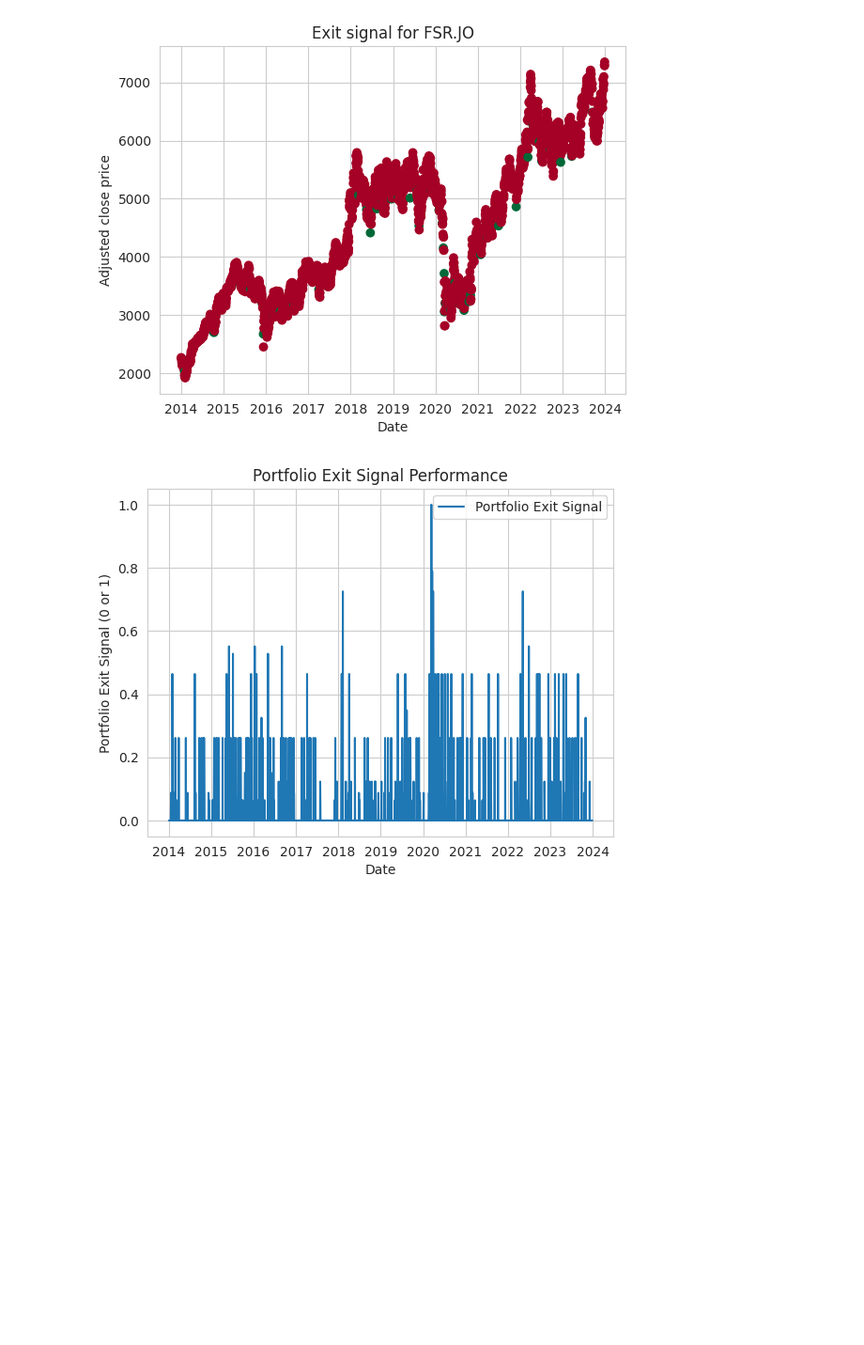
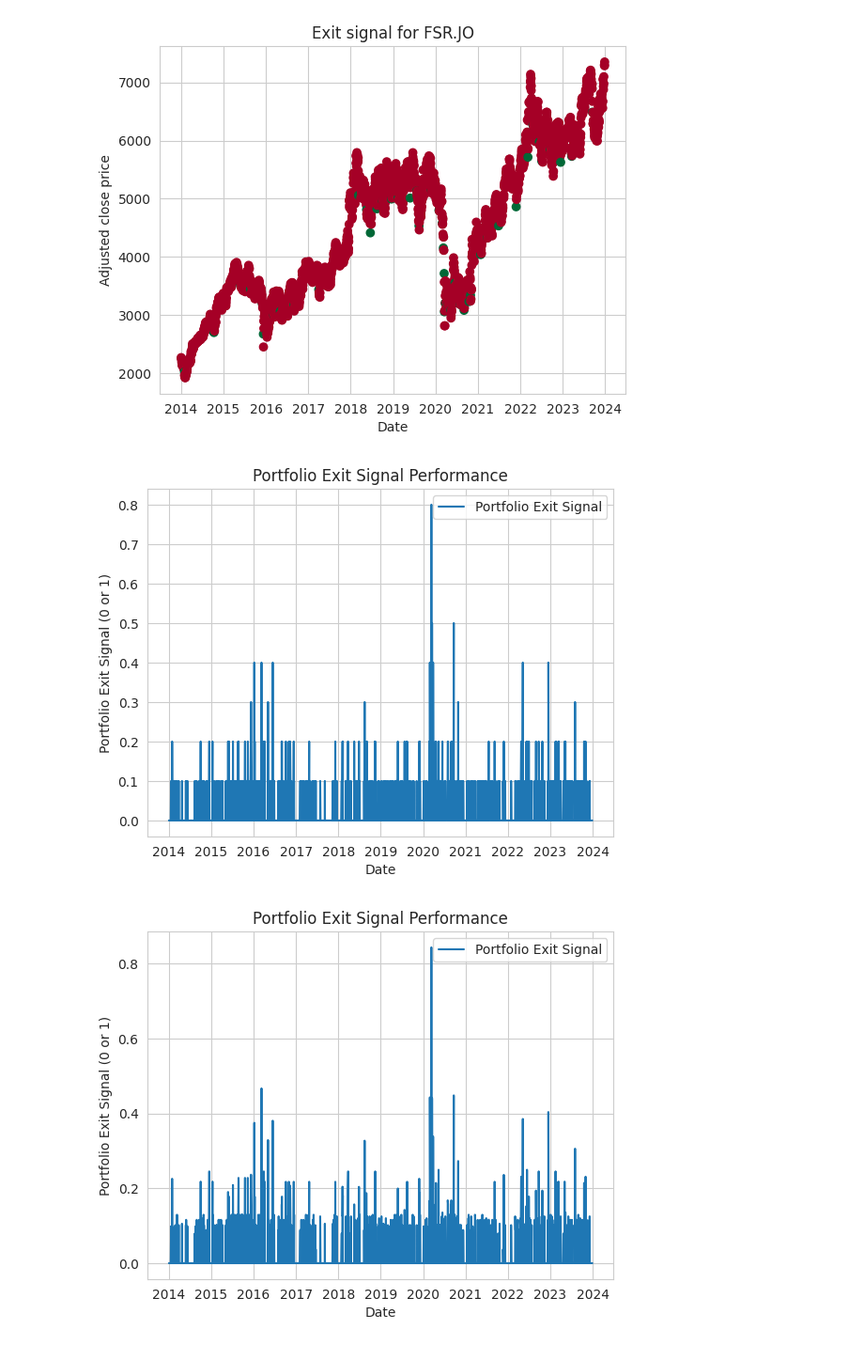
Before and after one commit to 1980zemira/Debunking-Market-Myth, a Jupyter notebook: Capstone_code_working_doc.ipynb, the cells around one changed output. Shown at 94% size. Cells and saved outputs as stored; diff of their text form; code cells hidden in the pictures; blank space fills up the shorter version.

```diff
--- a/Capstone_code_working_doc.ipynb
+++ b/Capstone_code_working_doc.ipynb
@@ -148,15 +82,0 @@ Risk: 0.23510716214058697
-# %%
-# Set the figure size and style
-plt.figure(figsize=(12,8))
-sns.set_style("whitegrid")
-
-# Plot the box plot of the closing prices of the selected tickers
-sns.boxplot(data=data['Close'])
-
-# Add title and labels
-plt.title("Box Plot of Closing Prices of Selected Tickers from 2014 to 2024")
-plt.xlabel("Ticker")
-plt.ylabel("Price")
-
-# Show the plot
-plt.show()
@@ -232,9 +261,6 @@ for ticker in tickers:
     exit_signals[ticker] = trailing_stop_loss(data, ticker)
 # %%
 import matplotlib.pyplot as plt
-# Define a portfolio weight for each ticker
-weights = [0.08749, 0.00, 0.12322, 0.00, 0.26142, 0.00, 0.00, 0.46389, 0.06389, 0.00]
-
 # Define a trailing stop loss percentage
 pct = 0.1
 
@@ -265,22 +291,27 @@ for ticker in tickers:
 [figure]
 [figure]
 # %%
-# Define a portfolio weight for each ticker
-weights = [0.08749, 0.00, 0.12322, 0.00, 0.26142, 0.00, 0.00, 0.46389, 0.06389, 0.00]
+# Define a function to calculate and plot the portfolio exit signal for a given weight vector
+def portfolio_exit_signal_plot(weights):
+    # Calculate the portfolio exit signal
+    portfolio_exit_signal = pd.DataFrame(exit_signals).mul(weights).sum(axis=1)
 
-# Calculate the portfolio exit signal
-portfolio_exit_signal = pd.DataFrame(exit_signals).mul(weights).sum(axis=1)
+    # Plot the portfolio exit signal
+    plt.plot(portfolio_exit_signal.index, portfolio_exit_signal, label="Portfolio Exit Signal")
 
-# Plot the portfolio exit signal
-plt.plot(portfolio_exit_signal.index, portfolio_exit_signal, label="Portfolio Exit Signal")
+    # Add labels, title, and legend
+    plt.xlabel("Date")
+    plt.ylabel("Portfolio Exit Signal (0 or 1)")
+    plt.title("Portfolio Exit Signal Performance")
+    plt.legend()
 
-# Add labels, title, and legend
-plt.xlabel("Date")
-plt.ylabel("Portfolio Exit Signal (0 or 1)")
-plt.title("Portfolio Exit Signal Performance")
-plt.legend()
+    # Show the plot
+    plt.show()
 
-# Show the plot
-plt.show()
+# Call the function for each weight vector
+portfolio_exit_signal_plot(ew_weights)
+portfolio_exit_signal_plot(ga_weights)
+portfolio_exit_signal_plot(mc_weights)
 # %% [output]
-[figure, old version]
+[figure, new version]
+[figure, added]
```
Also changed, not shown: parts of 29 cells of this notebook.
